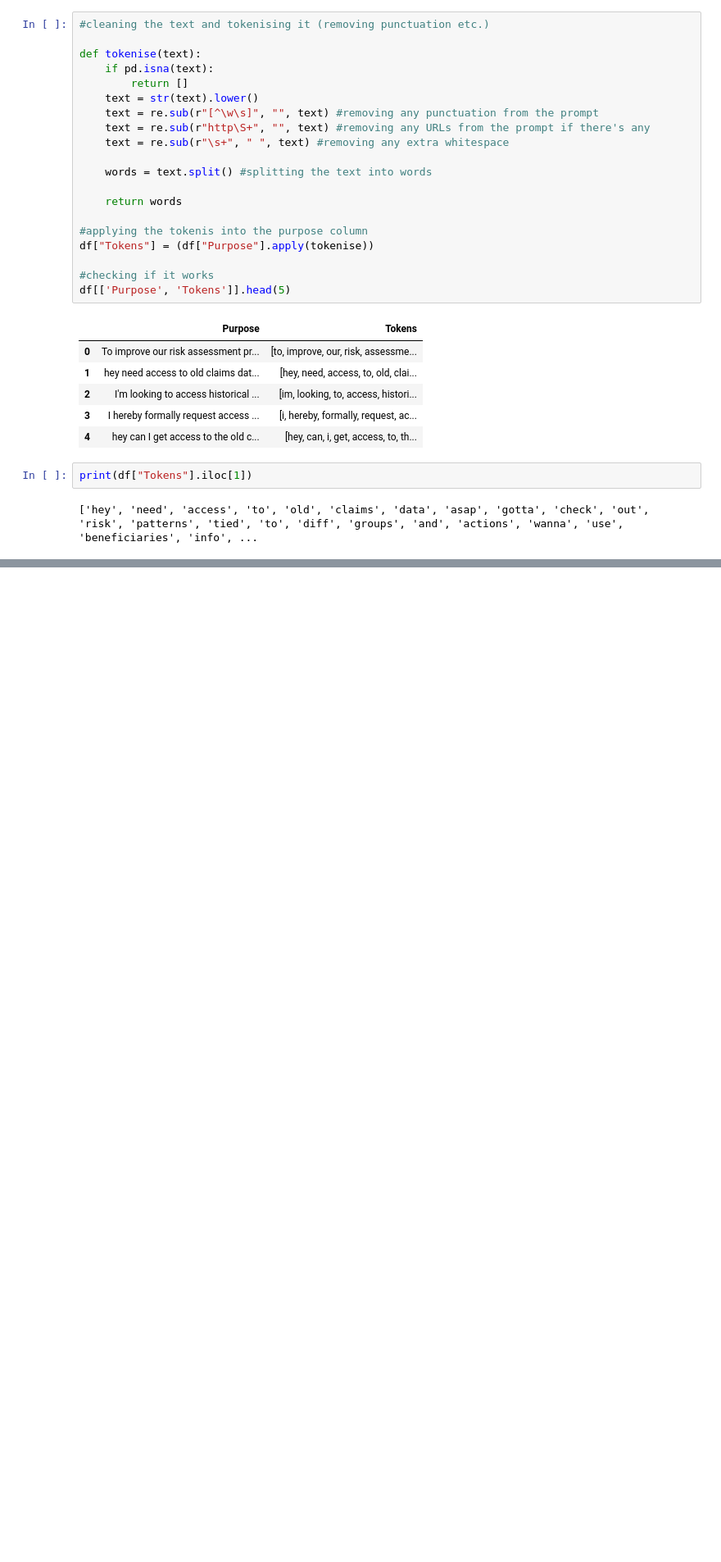
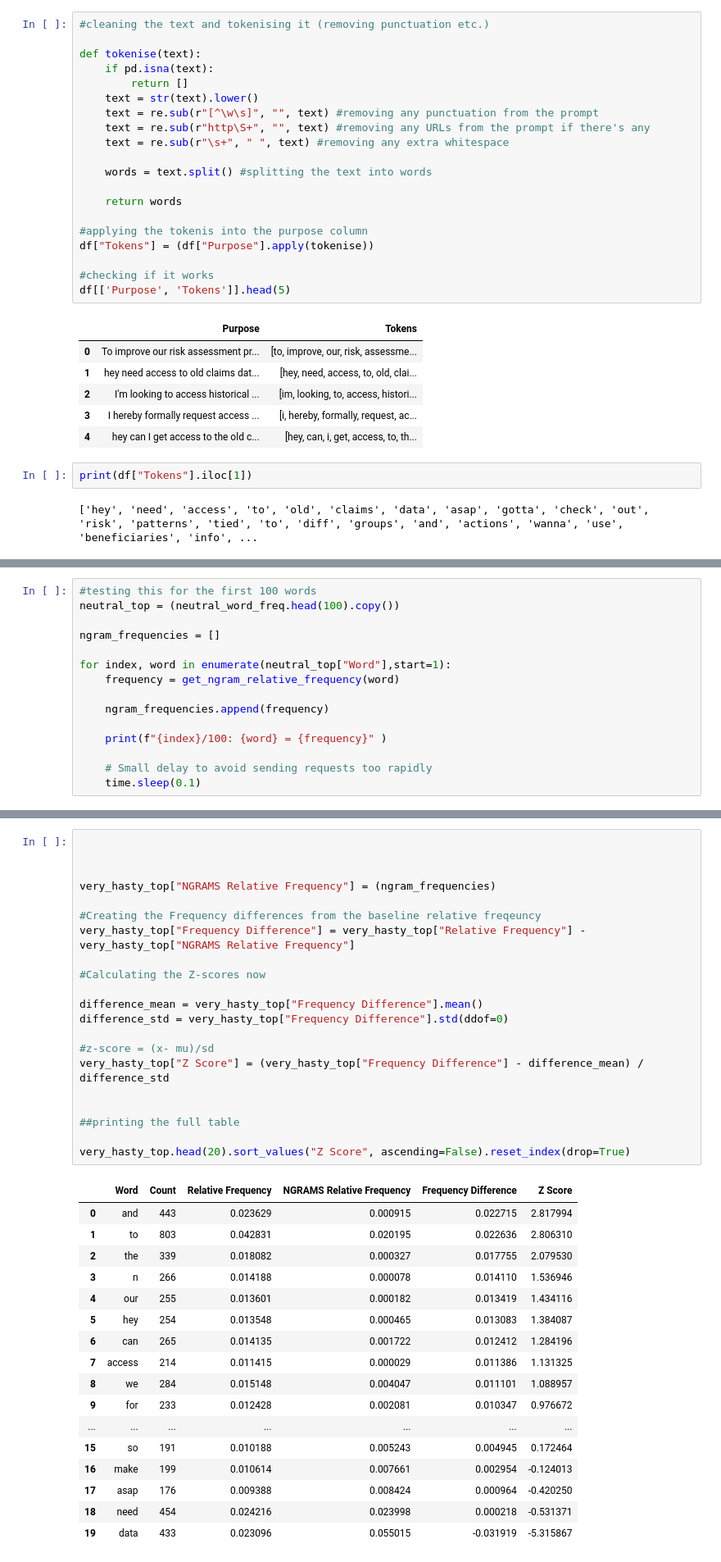
Before and after one commit to arwaguudle/AI-Data-Governance-Project, a Jupyter notebook: Automating-Data-Governance-main/variations_results/4.ipynb, the cells around one changed output, grey strips where cells are left out. Shown at 82% size. Drawn from its saved outputs; the diff is of its cells as text; blank space fills up the shorter version.

```diff
--- a/Automating-Data-Governance-main/variations_results/4.ipynb
+++ b/Automating-Data-Governance-main/variations_results/4.ipynb
@@ -142,0 +300,15 @@ print()
+# %%
+#testing this for the first 100 words
+neutral_top = (neutral_word_freq.head(100).copy())
+
+ngram_frequencies = []
+
+for index, word in enumerate(neutral_top["Word"],start=1):
+    frequency = get_ngram_relative_frequency(word)
+
+    ngram_frequencies.append(frequency)
+
+    print(f"{index}/100: {word} = {frequency}" )
+
+    # Small delay to avoid sending requests too rapidly
+    time.sleep(0.1)
@@ -142,0 +333,39 @@ print()
+# %%
+
+
+
+very_hasty_top["NGRAMS Relative Frequency"] = (ngram_frequencies)
+
+#Creating the Frequency differences from the baseline relative freqeuncy
+very_hasty_top["Frequency Difference"] = very_hasty_top["Relative Frequency"] - very_hasty_top["NGRAMS Relative Frequency"]
+
+#Calculating the Z-scores now
+
+difference_mean = very_hasty_top["Frequency Difference"].mean()
+difference_std = very_hasty_top["Frequency Difference"].std(ddof=0)
+
+#z-score = (x- mu)/sd
+very_hasty_top["Z Score"] = (very_hasty_top["Frequency Difference"] - difference_mean) / difference_std
+
+
+##printing the full table
+
+very_hasty_top.head(20).sort_values("Z Score", ascending=False).reset_index(drop=True)
+# %% [output]
+|  | Word | Count | Relative Frequency | NGRAMS Relative Frequency | Frequency Difference | Z Score |
+| 0 | and | 443 | 0.023629 | 0.000915 | 0.022715 | 2.817994 |
+| 1 | to | 803 | 0.042831 | 0.020195 | 0.022636 | 2.806310 |
+| 2 | the | 339 | 0.018082 | 0.000327 | 0.017755 | 2.079530 |
+| 3 | n | 266 | 0.014188 | 0.000078 | 0.014110 | 1.536946 |
+| 4 | our | 255 | 0.013601 | 0.000182 | 0.013419 | 1.434116 |
+| 5 | hey | 254 | 0.013548 | 0.000465 | 0.013083 | 1.384087 |
+| 6 | can | 265 | 0.014135 | 0.001722 | 0.012412 | 1.284196 |
+| 7 | access | 214 | 0.011415 | 0.000029 | 0.011386 | 1.131325 |
+| 8 | we | 284 | 0.015148 | 0.004047 | 0.011101 | 1.088957 |
+| 9 | for | 233 | 0.012428 | 0.002081 | 0.010347 | 0.976672 |
+| ... | ... | ... | ... | ... | ... | ... |
+| 15 | so | 191 | 0.010188 | 0.005243 | 0.004945 | 0.172464 |
+| 16 | make | 199 | 0.010614 | 0.007661 | 0.002954 | -0.124013 |
+| 17 | asap | 176 | 0.009388 | 0.008424 | 0.000964 | -0.420250 |
+| 18 | need | 454 | 0.024216 | 0.023998 | 0.000218 | -0.531371 |
+| 19 | data | 433 | 0.023096 | 0.055015 | -0.031919 | -5.315867 |
```
Also changed, not shown: parts of 9 cells of this notebook.
